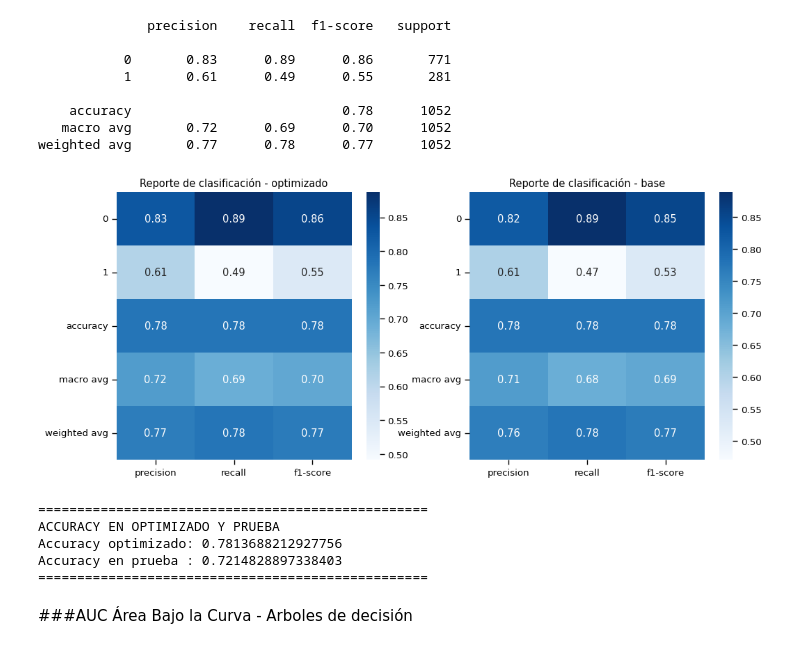
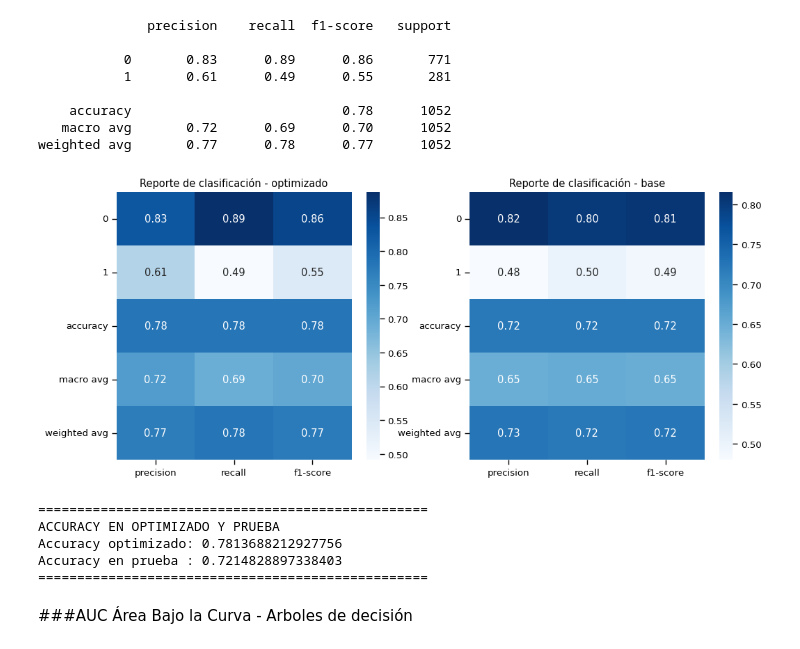
Before and after one commit to alexlisker/churn, a Jupyter notebook: alisker_churn.ipynb, the cells around one changed output. Drawn from its saved outputs; the diff is of its cells as text; code cells hidden in the pictures.

```diff
--- a/alisker_churn.ipynb
+++ b/alisker_churn.ipynb
@@ -1113,31 +1113,31 @@ weighted avg       0.77      0.78      0.77      1052
 # %%
 # Reporte de clasificación modelo optimizado
 report_dt = classification_report(Y_test, y_test_pred, output_dict=True)
 report_dt_df = pd.DataFrame(report_dt).transpose()
 
 report_dt_op = classification_report(Y_test, y_test_pred_op, output_dict=True)
 report_dt_df_op = pd.DataFrame(report_dt_op).transpose()
 # se selecciona solo las metricas relevantes (precision, recall, f1-score)
-metrics_df = report_df[['precision', 'recall', 'f1-score']]
+metrics_df = report_dt_df[['precision', 'recall', 'f1-score']]
 metrics_df_op = report_dt_df_op[['precision', 'recall', 'f1-score']]
 
 # mapa de calor
 fig, axes = plt.subplots(1, 2, figsize=(12, 5))
 sns.heatmap(metrics_df_op, ax=axes[0], annot=True, cmap='Blues', fmt=".2f")
 axes[0].set_title('Reporte de clasificación - optimizado') # Fixed indentation
 
 sns.heatmap(metrics_df, ax=axes[1], annot=True, cmap='Blues', fmt=".2f")
 axes[1].set_title('Reporte de clasificación - base') # Fixed indentation
 
 
 plt.show()
 print("\n" + "="*50)
 print("ACCURACY EN OPTIMIZADO Y PRUEBA")
 print("Accuracy optimizado:", accuracy_op)
 print("Accuracy en prueba :",accuracy_dt)
 print("="*50)
 # %% [output]
-[figure, old version]
+[figure, new version]
 ==================================================
 ACCURACY EN OPTIMIZADO Y PRUEBA
 Accuracy optimizado: 0.7813688212927756
```
Also changed, not shown: parts of 12 cells of this notebook.
